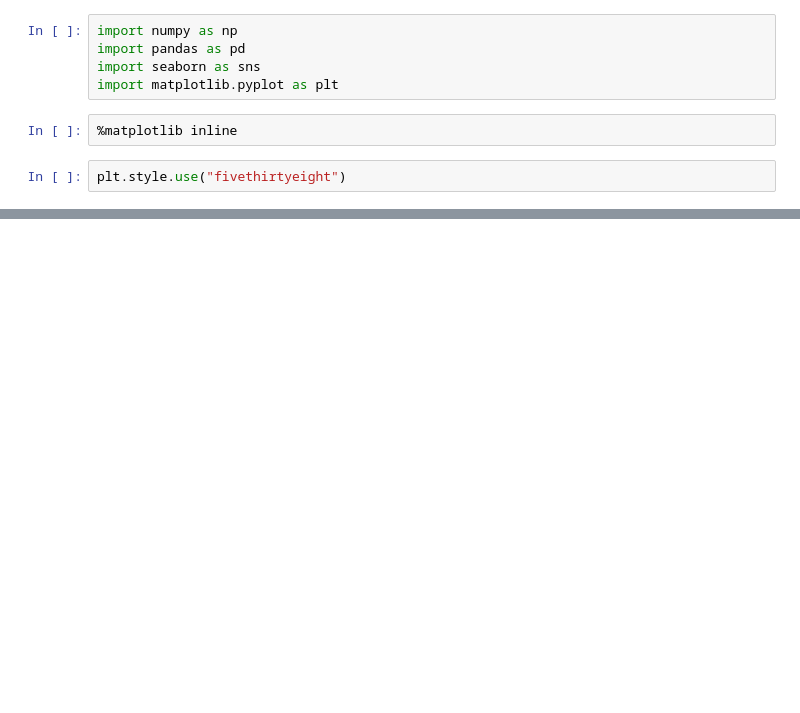
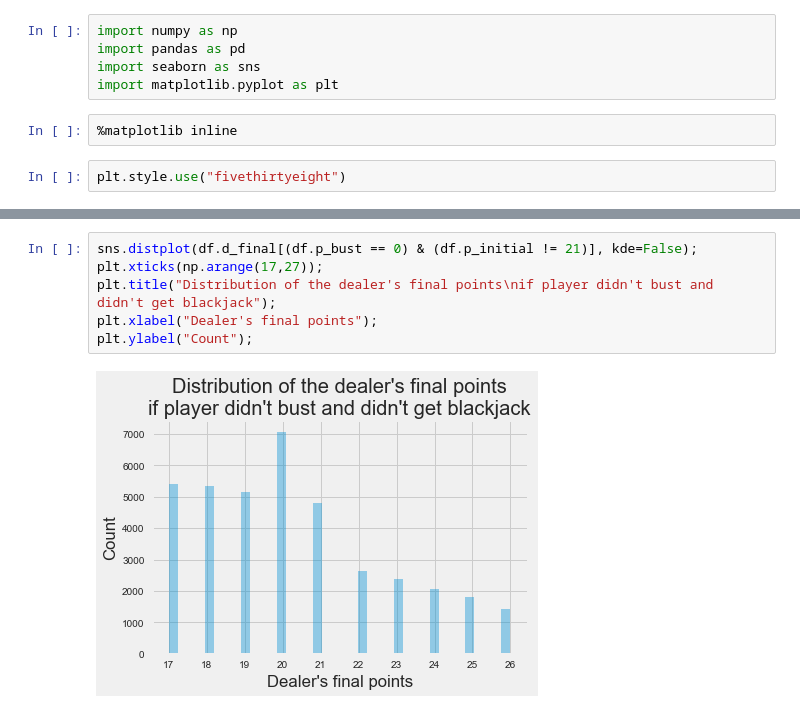
Before and after one commit to jocelyn-ong/data-science-projects, a Jupyter notebook: others/blackjack/analysis.ipynb, the cells around one changed output, grey strips where cells are left out. Cells and saved outputs as stored; diff of their text form; blank space fills up the shorter version.

```diff
--- a/others/blackjack/analysis.ipynb
+++ b/others/blackjack/analysis.ipynb
@@ -11,0 +33,8 @@ df = pd.read_csv("cards.csv")
+# %%
+sns.distplot(df.d_final[(df.p_bust == 0) & (df.p_initial != 21)], kde=False);
+plt.xticks(np.arange(17,27));
+plt.title("Distribution of the dealer's final points\nif player didn't bust and didn't get blackjack");
+plt.xlabel("Dealer's final points");
+plt.ylabel("Count");
+# %% [output]
+[figure, added]
```
Also changed, not shown: parts of 15 cells of this notebook, 2 other files.
